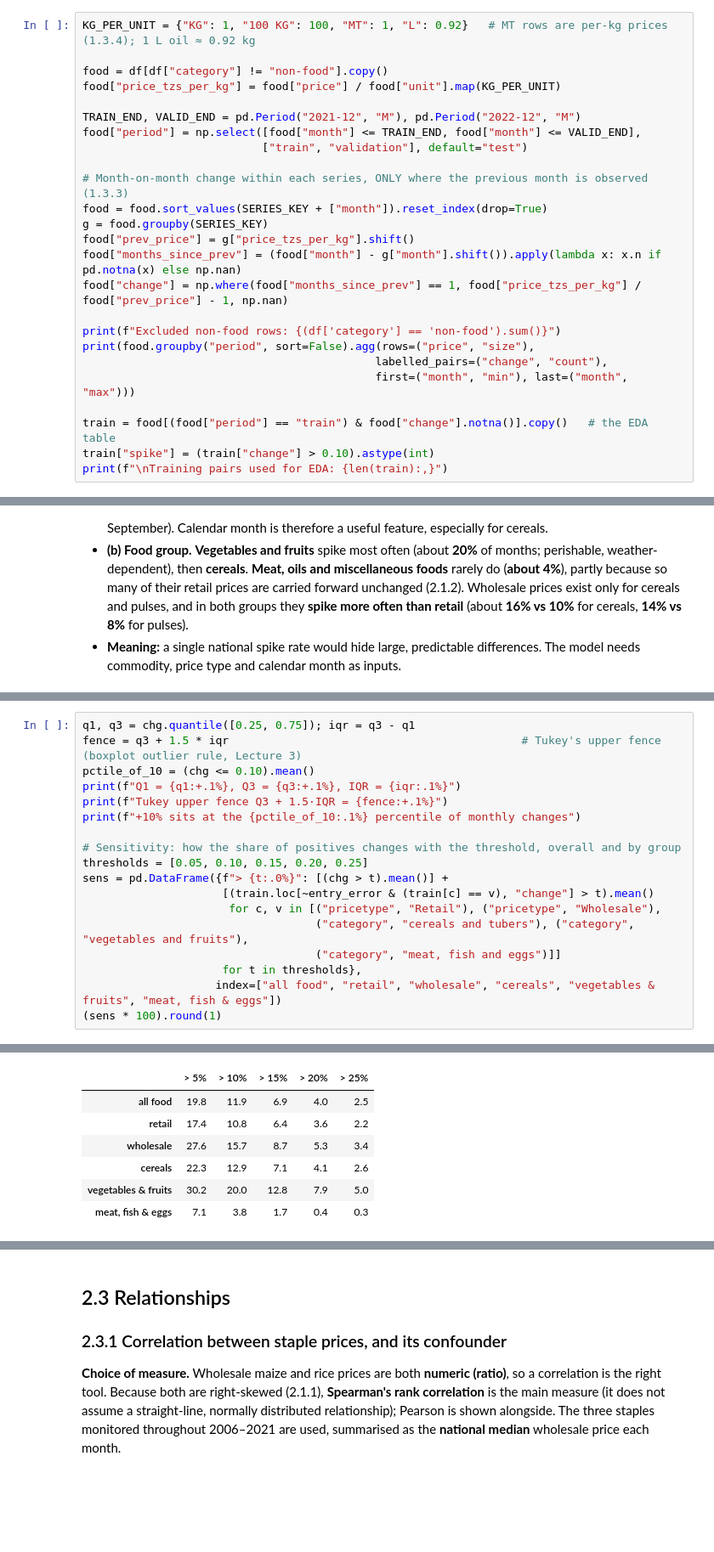
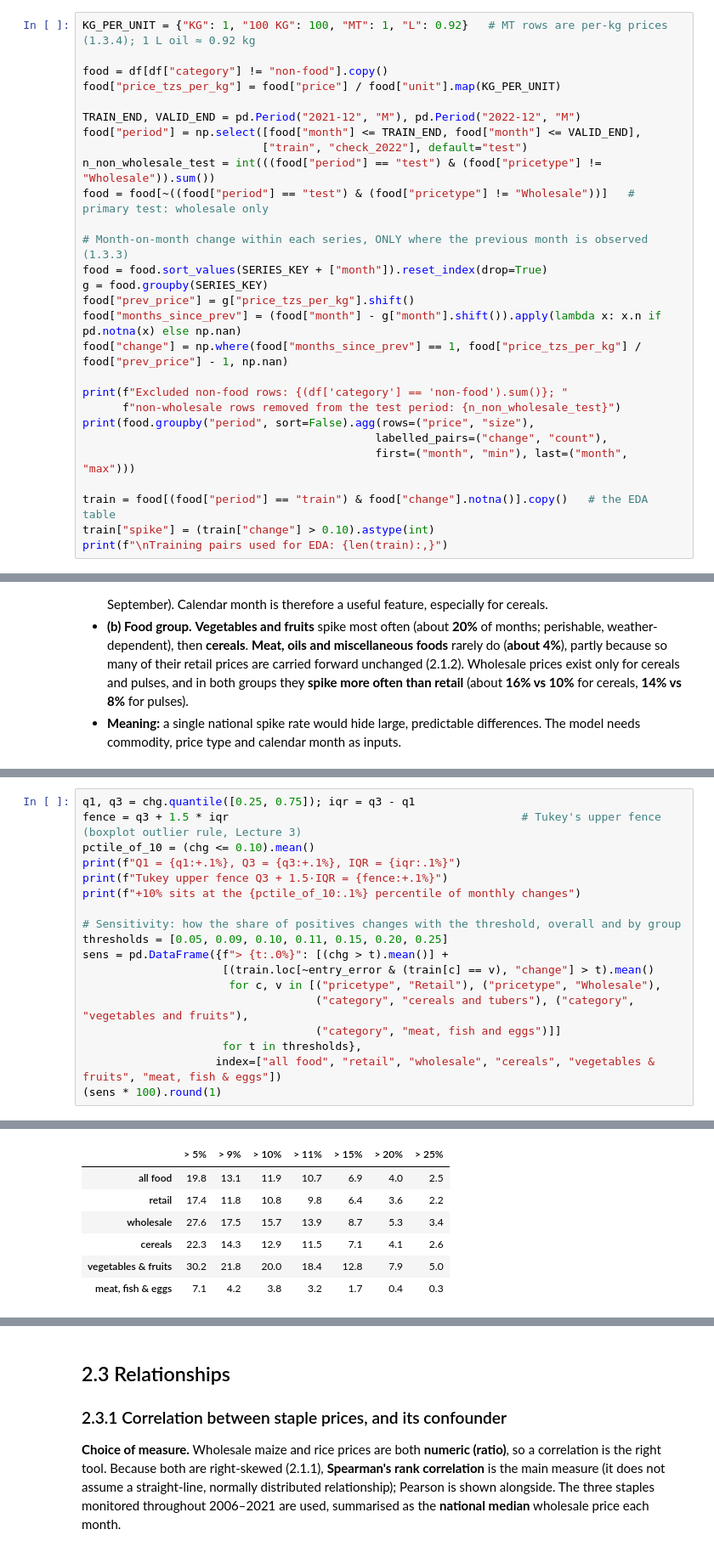
Before and after one commit to Shambhavi-DSAI2006/tanzania-food-price-spikes, a Jupyter notebook: Shambhavi_MiniProject.ipynb, the cells around one changed output, grey strips where cells are left out. Shown at 85% size. Saved outputs shown, nothing was run; the diff lists cells and outputs as text; blank space fills up the shorter version.

Commit message:
Address feedback points 5-9: split roles, decision-based threshold, dependence-aware uncertainty, evaluation plan for drift and retail-to-wholesale shift

```diff
--- a/Shambhavi_MiniProject.ipynb
+++ b/Shambhavi_MiniProject.ipynb
@@ -551,7 +555,9 @@ food["price_tzs_per_kg"] = food["price"] / food["unit"].map(KG_PER_UNIT)
 
 TRAIN_END, VALID_END = pd.Period("2021-12", "M"), pd.Period("2022-12", "M")
 food["period"] = np.select([food["month"] <= TRAIN_END, food["month"] <= VALID_END],
-                           ["train", "validation"], default="test")
+                           ["train", "check_2022"], default="test")
+n_non_wholesale_test = int(((food["period"] == "test") & (food["pricetype"] != "Wholesale")).sum())
+food = food[~((food["period"] == "test") & (food["pricetype"] != "Wholesale"))]   # primary test: wholesale only
 
 # Month-on-month change within each series, ONLY where the previous month is observed (1.3.3)
 food = food.sort_values(SERIES_KEY + ["month"]).reset_index(drop=True)
@@ -560,7 +566,8 @@ food["prev_price"] = g["price_tzs_per_kg"].shift()
 food["months_since_prev"] = (food["month"] - g["month"].shift()).apply(lambda x: x.n if pd.notna(x) else np.nan)
 food["change"] = np.where(food["months_since_prev"] == 1, food["price_tzs_per_kg"] / food["prev_price"] - 1, np.nan)
 
-print(f"Excluded non-food rows: {(df['category'] == 'non-food').sum()}")
+print(f"Excluded non-food rows: {(df['category'] == 'non-food').sum()}; "
+      f"non-wholesale rows removed from the test period: {n_non_wholesale_test}")
 print(food.groupby("period", sort=False).agg(rows=("price", "size"),
                                             labelled_pairs=("change", "count"),
                                             first=("month", "min"), last=("month", "max")))
@@ -727,29 +809,29 @@ The threshold is chosen from the **training years only**. Three pieces of eviden
 # %%
 q1, q3 = chg.quantile([0.25, 0.75]); iqr = q3 - q1
 fence = q3 + 1.5 * iqr                                            # Tukey's upper fence (boxplot outlier rule, Lecture 3)
 pctile_of_10 = (chg <= 0.10).mean()
 print(f"Q1 = {q1:+.1%}, Q3 = {q3:+.1%}, IQR = {iqr:.1%}")
 print(f"Tukey upper fence Q3 + 1.5·IQR = {fence:+.1%}")
 print(f"+10% sits at the {pctile_of_10:.1%} percentile of monthly changes")
 
 # Sensitivity: how the share of positives changes with the threshold, overall and by group
-thresholds = [0.05, 0.10, 0.15, 0.20, 0.25]
+thresholds = [0.05, 0.09, 0.10, 0.11, 0.15, 0.20, 0.25]
 sens = pd.DataFrame({f"> {t:.0%}": [(chg > t).mean()] +
                      [(train.loc[~entry_error & (train[c] == v), "change"] > t).mean()
                       for c, v in [("pricetype", "Retail"), ("pricetype", "Wholesale"),
                                    ("category", "cereals and tubers"), ("category", "vegetables and fruits"),
                                    ("category", "meat, fish and eggs")]]
                      for t in thresholds},
                     index=["all food", "retail", "wholesale", "cereals", "vegetables & fruits", "meat, fish & eggs"])
 (sens * 100).round(1)
 # %% [output]
 Q1 = -1.8%, Q3 = +2.8%, IQR = 4.6%
 Tukey upper fence Q3 + 1.5·IQR = +9.7%
 +10% sits at the 88.1% percentile of monthly changes
-|  | > 5% | > 10% | > 15% | > 20% | > 25% |
-| all food | 19.8 | 11.9 | 6.9 | 4.0 | 2.5 |
-| retail | 17.4 | 10.8 | 6.4 | 3.6 | 2.2 |
-| wholesale | 27.6 | 15.7 | 8.7 | 5.3 | 3.4 |
-| cereals | 22.3 | 12.9 | 7.1 | 4.1 | 2.6 |
-| vegetables & fruits | 30.2 | 20.0 | 12.8 | 7.9 | 5.0 |
-| meat, fish & eggs | 7.1 | 3.8 | 1.7 | 0.4 | 0.3 |
+|  | > 5% | > 9% | > 10% | > 11% | > 15% | > 20% | > 25% |
+| all food | 19.8 | 13.1 | 11.9 | 10.7 | 6.9 | 4.0 | 2.5 |
+| retail | 17.4 | 11.8 | 10.8 | 9.8 | 6.4 | 3.6 | 2.2 |
+| wholesale | 27.6 | 17.5 | 15.7 | 13.9 | 8.7 | 5.3 | 3.4 |
+| cereals | 22.3 | 14.3 | 12.9 | 11.5 | 7.1 | 4.1 | 2.6 |
+| vegetables & fruits | 30.2 | 21.8 | 20.0 | 18.4 | 12.8 | 7.9 | 5.0 |
+| meat, fish & eggs | 7.1 | 4.2 | 3.8 | 3.2 | 1.7 | 0.4 | 0.3 |
```
Also changed, not shown: parts of 28 cells of this notebook, 3 other files.
